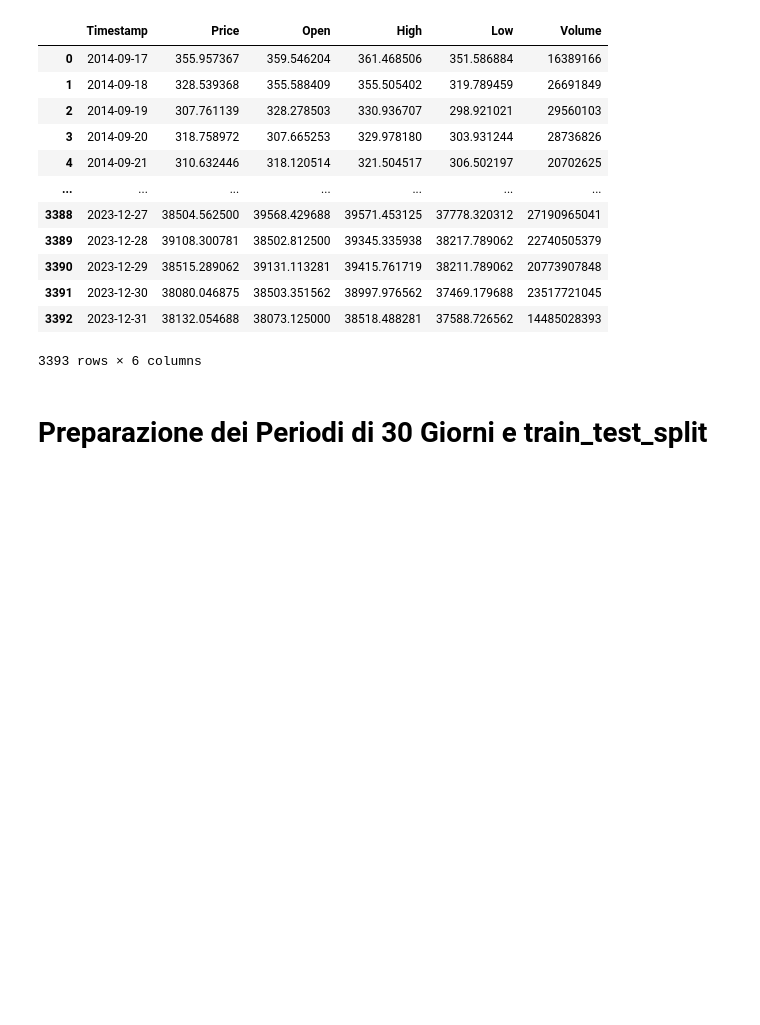
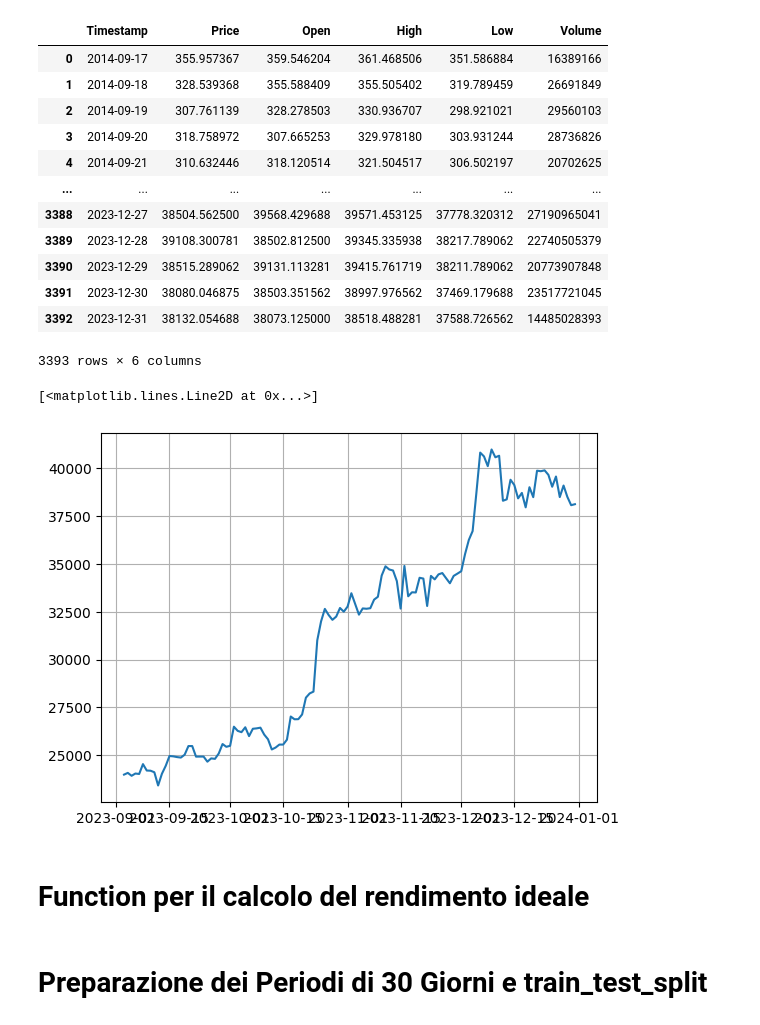
Before and after one commit to AleImbri/Crypto-machine-learning, a Jupyter notebook: Reinforcement learning su BTC.ipynb, the cells around one changed output. Drawn from its saved outputs; the diff is of its cells as text; code cells hidden in the pictures; blank space fills up the shorter version.

```diff
--- a/Reinforcement learning su BTC.ipynb
+++ b/Reinforcement learning su BTC.ipynb
@@ -82,3 +82,11 @@ dati
 | 3391 | 2023-12-30 | 38080.046875 | 38503.351562 | 38997.976562 | 37469.179688 | 23517721045 |
 | 3392 | 2023-12-31 | 38132.054688 | 38073.125000 | 38518.488281 | 37588.726562 | 14485028393 |
 3393 rows × 6 columns
+# %%
+plt.grid()
+plt.plot(dati['Timestamp'].iloc[-120:], dati['Price'].iloc[-120:])
+# %% [output]
+[<matplotlib.lines.Line2D at 0x...>]
+[figure, added]
+# %% [markdown]
+# Function per il calcolo del rendimento ideale
```
Also changed, not shown: parts of 18 cells of this notebook.
